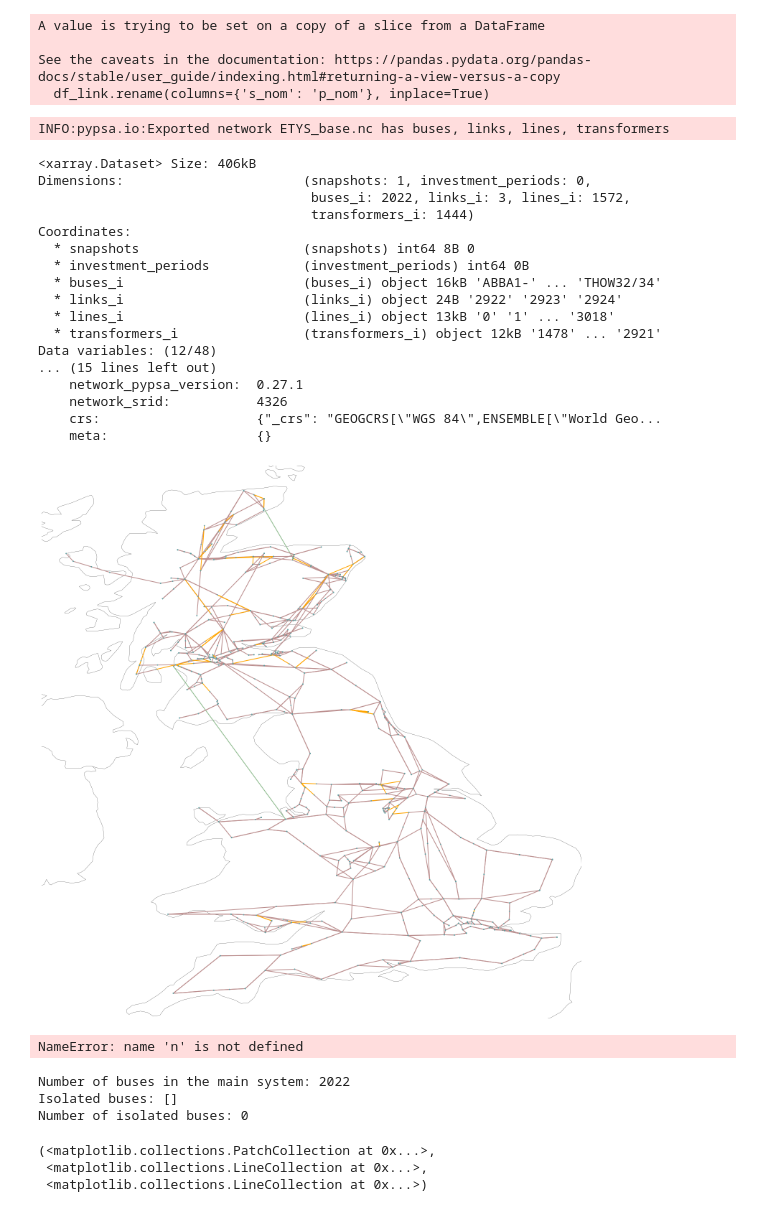
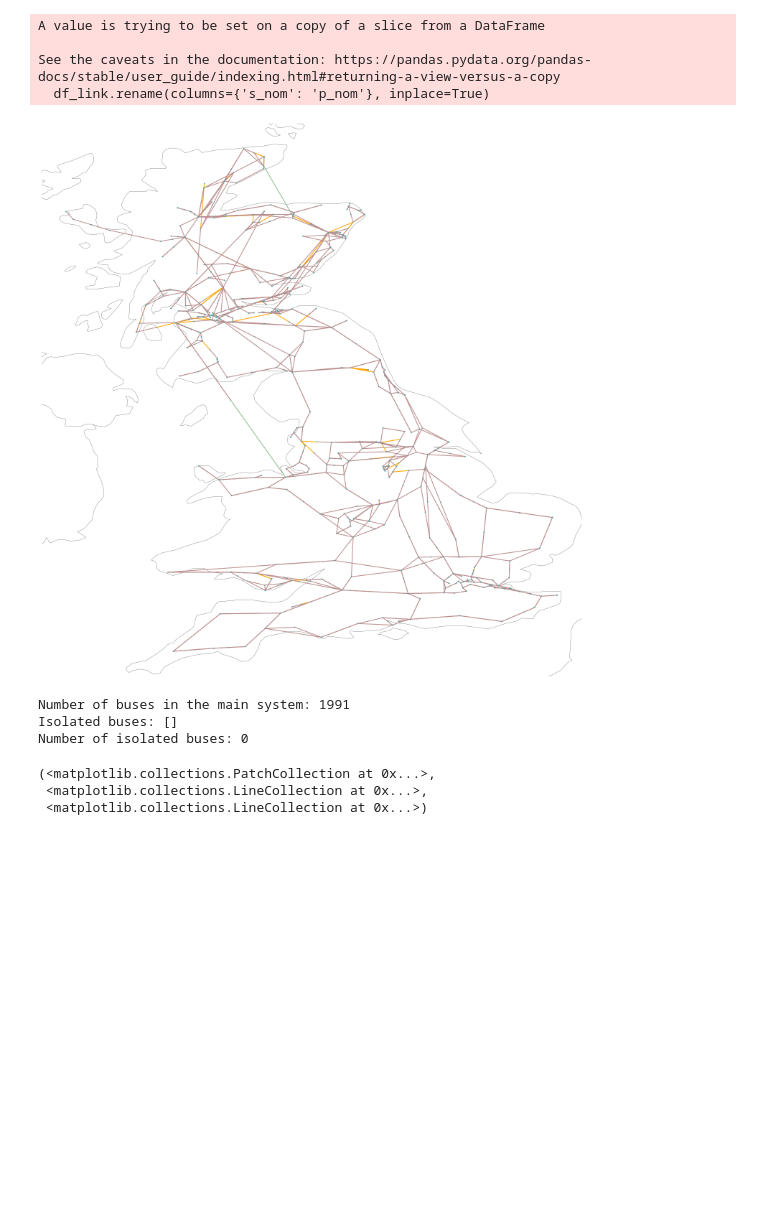
Before and after one commit to LukasFrankenQ/LMP, a Jupyter notebook: notebooks/network_data_analysis.ipynb, the cells around one changed output. Drawn from its saved outputs; the diff is of its cells as text; code cells hidden in the pictures; blank space fills up the shorter version.

```diff
--- a/notebooks/network_data_analysis.ipynb
+++ b/notebooks/network_data_analysis.ipynb
@@ -338,66 +332,10 @@ See the caveats in the documentation: https://pandas.pydata.org/pandas-docs/stab
 # %%
 plt.rc("figure", figsize=(20, 20))
 # Now you can plot the network
-network2.buses['country'] = 'GB'
-#manually modify x and y of interconnector bus location with index value HUCS4-
-network2.buses.loc['HUCS4-', 'x'] = -4.897914663907308
-network2.buses.loc['HUCS4-', 'y'] = 55.7173022715747
 network2.plot(bus_sizes=0.0001)
 network2.consistency_check()
-network2.export_to_netcdf('../data/ETYS_base.nc')
 # %% [output]
-INFO:pypsa.io:Exported network ETYS_base.nc has buses, links, lines, transformers
-<xarray.Dataset> Size: 406kB
-Dimensions:                       (snapshots: 1, investment_periods: 0,
-                                   buses_i: 2022, links_i: 3, lines_i: 1572,
-                                   transformers_i: 1444)
-Coordinates:
-  * snapshots                     (snapshots) int64 8B 0
-  * investment_periods            (investment_periods) int64 0B
-  * buses_i                       (buses_i) object 16kB 'ABBA1-' ... 'THOW32/34'
-  * links_i                       (links_i) object 24B '2922' '2923' '2924'
-  * lines_i                       (lines_i) object 13kB '0' '1' ... '3018'
-  * transformers_i                (transformers_i) object 12kB '1478' ... '2921'
-Data variables: (12/48)
-... (15 lines left out)
-    network_pypsa_version:  0.27.1
-    network_srid:           4326
-    crs:                    {"_crs": "GEOGCRS[\"WGS 84\",ENSEMBLE[\"World Geo...
-    meta:                   {}
-[figure, old version]
+[figure, new version]
-# %%
-# print('Network before simplify -')
-# Get all bus ids
-bus_ids = network2.buses.index
-
-# Check for each component if there are any attached to each bus
-mask = list()
-for bus_id in bus_ids:
-    has_components = (
-        not network2.generators[network2.generators.bus == bus_id].empty or
-        not network2.lines[network2.lines.bus0 == bus_id].empty or
-        not network2.lines[network2.lines.bus1 == bus_id].empty or
-        not network2.links[(network2.links.bus0 == bus_id) | (network2.links.bus1 == bus_id)].empty
-    )
-
-    has_load = not network2.loads[network2.loads.bus == bus_id].empty
-
-    if has_load and not has_components:
-        print(f"Bus {bus_id} has a load but no attached components.")
-        mask.append(True)
-    else:
-        mask.append(False)
-
-import matplotlib.pyplot as plt
-fig, ax = plt.subplots()
-
-ax.scatter(network2.buses['x'], network2.buses['y'], label='all')
-ax.scatter(network2.buses.loc[mask, 'x'], network2.buses.loc[mask, 'y'], label='mask')
-
-ax.legend()
-plt.show()
-# %% [output]
-NameError: name 'n' is not defined
 # %%
 import pypsa
 import networkx as nx
@@ -421,7 +359,7 @@ isolated_buses = [bus for bus in network2.buses.index if bus not in main_system]
 print("Isolated buses:", isolated_buses)
 print("Number of isolated buses:", len(isolated_buses))
 # %% [output]
-Number of buses in the main system: 2022
+Number of buses in the main system: 1991
 Isolated buses: []
 Number of isolated buses: 0
 # %%
```
Also changed, not shown: parts of 13 cells of this notebook, 7 other files.
